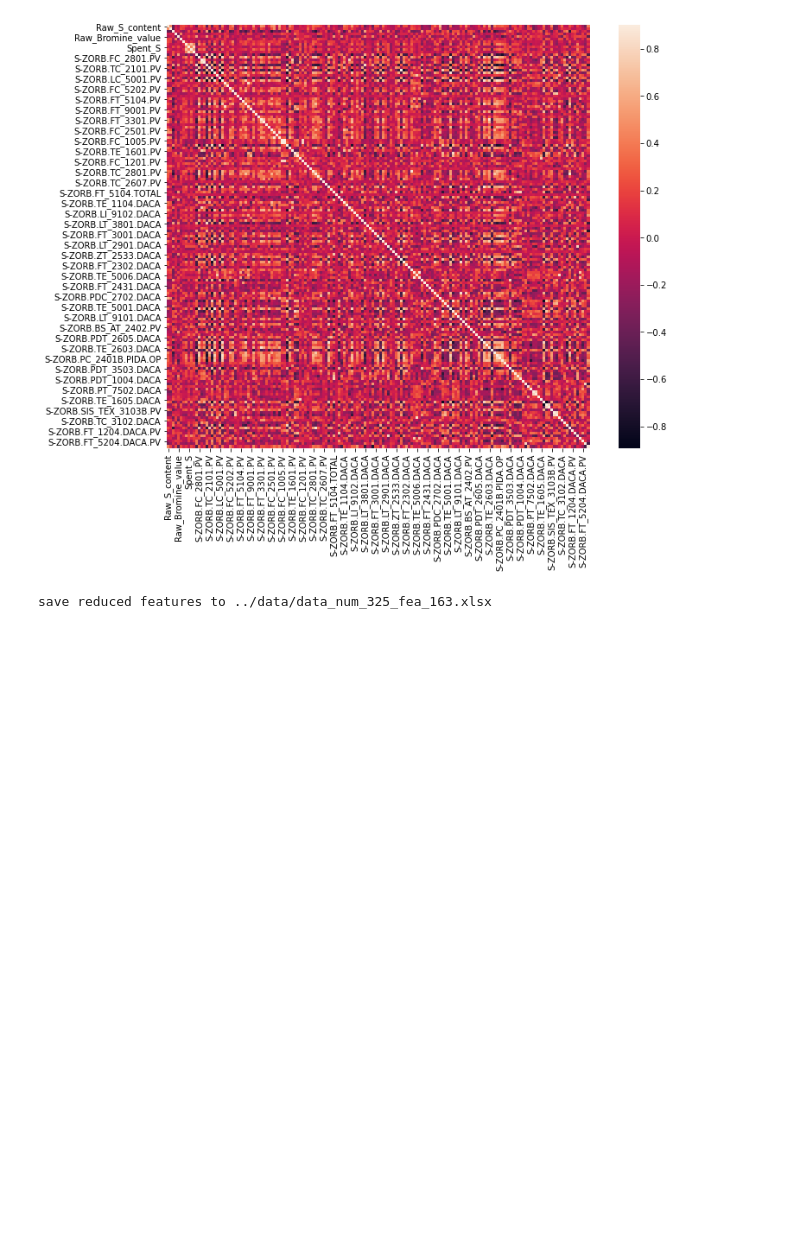
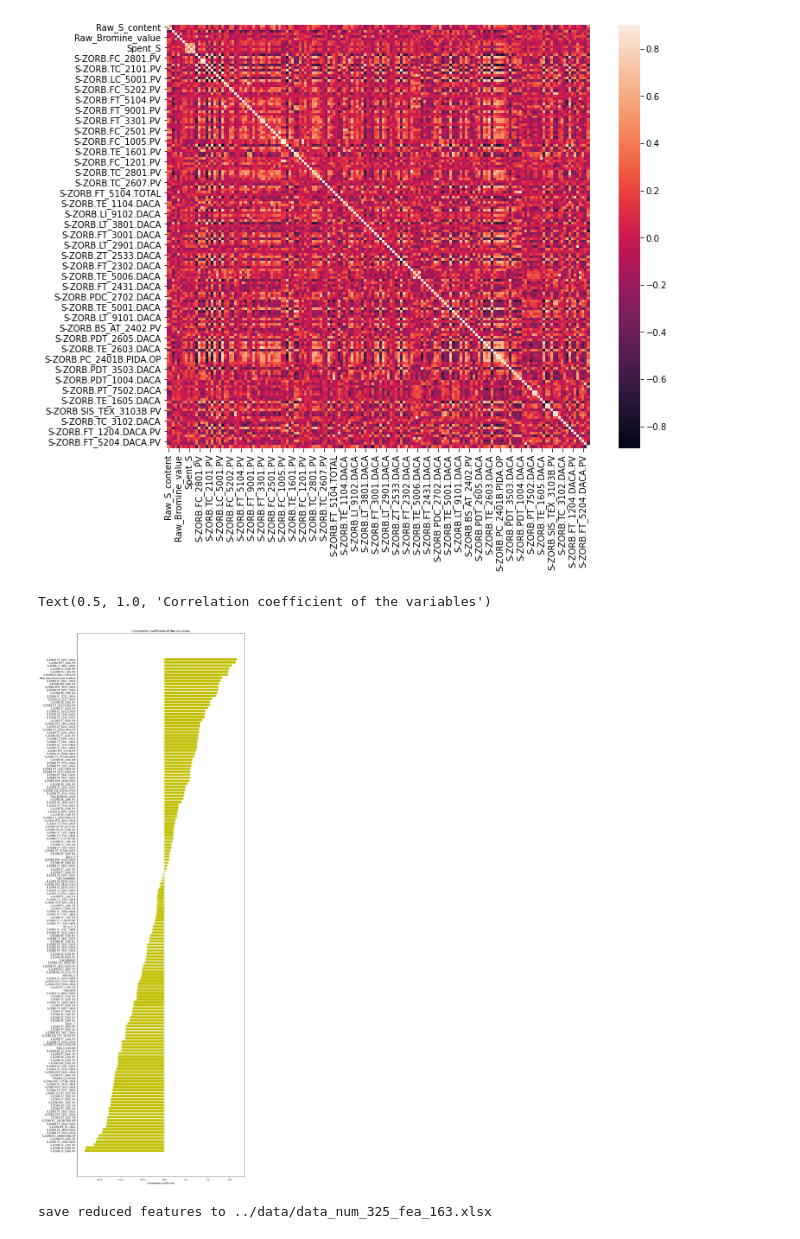
Before and after one commit to yuxincui7/2020GMCM, a Jupyter notebook: B/code/feature_reduce.ipynb, the cells around one changed output. Saved outputs shown, nothing was run; the diff lists cells and outputs as text; code cells hidden in the pictures; blank space fills up the shorter version.

Commit message:
corr2

```diff
--- a/B/code/feature_reduce.ipynb
+++ b/B/code/feature_reduce.ipynb
@@ -153,6 +153,29 @@ sns.heatmap(corrmat, vmax=0.9, square=True)
 # %% [output]
 <AxesSubplot:>
 [figure]
+# %%
+#How features are correlated with Product_RON_loss
+labels = []
+values = []
+
+for col in X.columns:
+    labels.append(col)
+    values.append(np.corrcoef(X[col].values,y.values)[0,1])
+corr_df = pd.DataFrame({'col_labels':labels,'corr_values':values})
+corr_df = corr_df.sort_values(by = 'corr_values')
+
+ind = np.arange(len(labels))
+width = 1
+fig,ax = plt.subplots(figsize=(12,40))
+rects = ax.barh(ind,np.array(corr_df.corr_values.values),color='y')
+
+ax.set_yticks(ind)
+ax.set_yticklabels(corr_df.col_labels.values, rotation='horizontal')
+ax.set_xlabel('Correlation coefficient')
+ax.set_title('Correlation coefficient of the variables')
+# %% [output]
+Text(0.5, 1.0, 'Correlation coefficient of the variables')
+[figure, added]
 # %%
 X_temp2 = X.copy()
 X_temp2["Product_RON_loss"] = y
```
Also changed, not shown: parts of 1 cell of this notebook, 3 other files.
